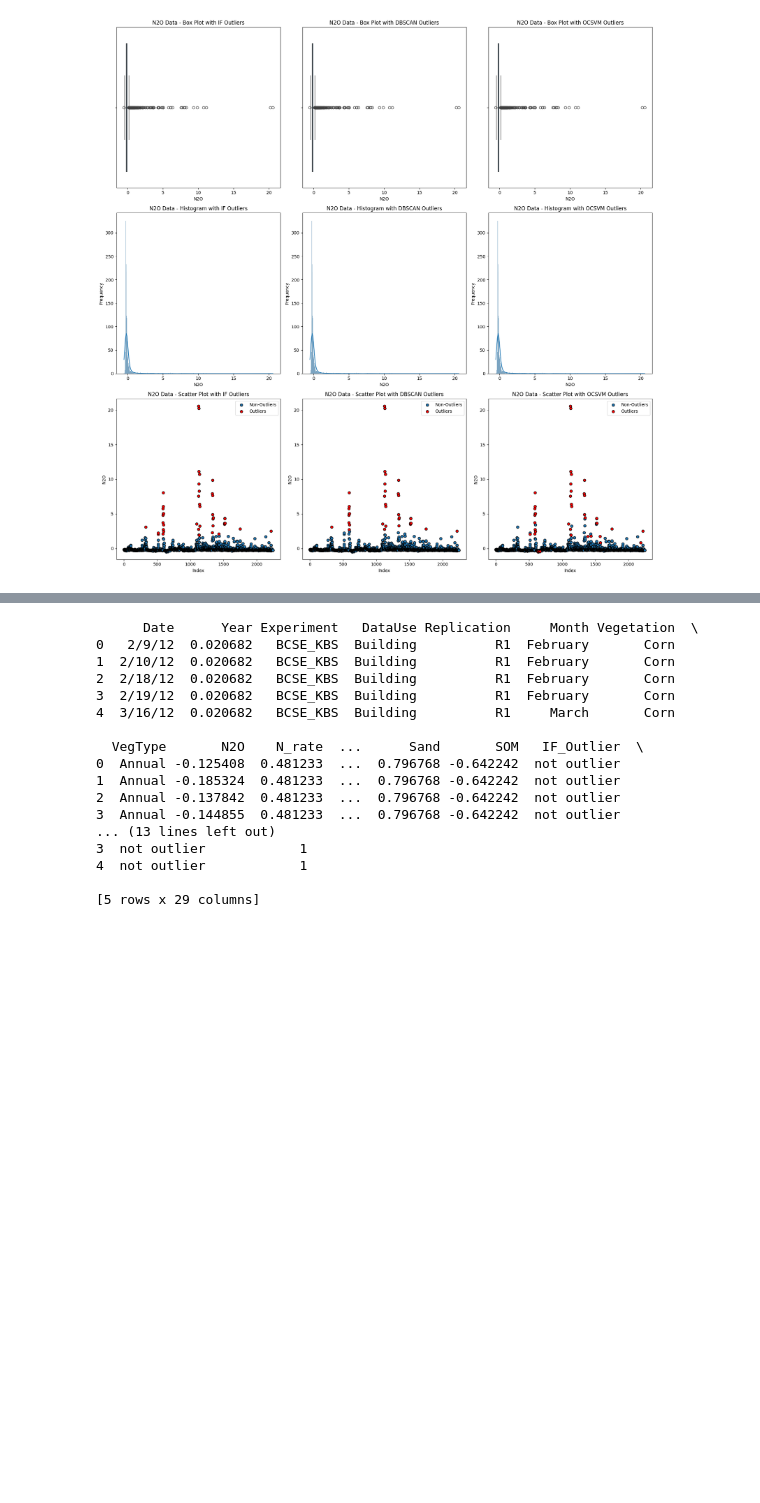
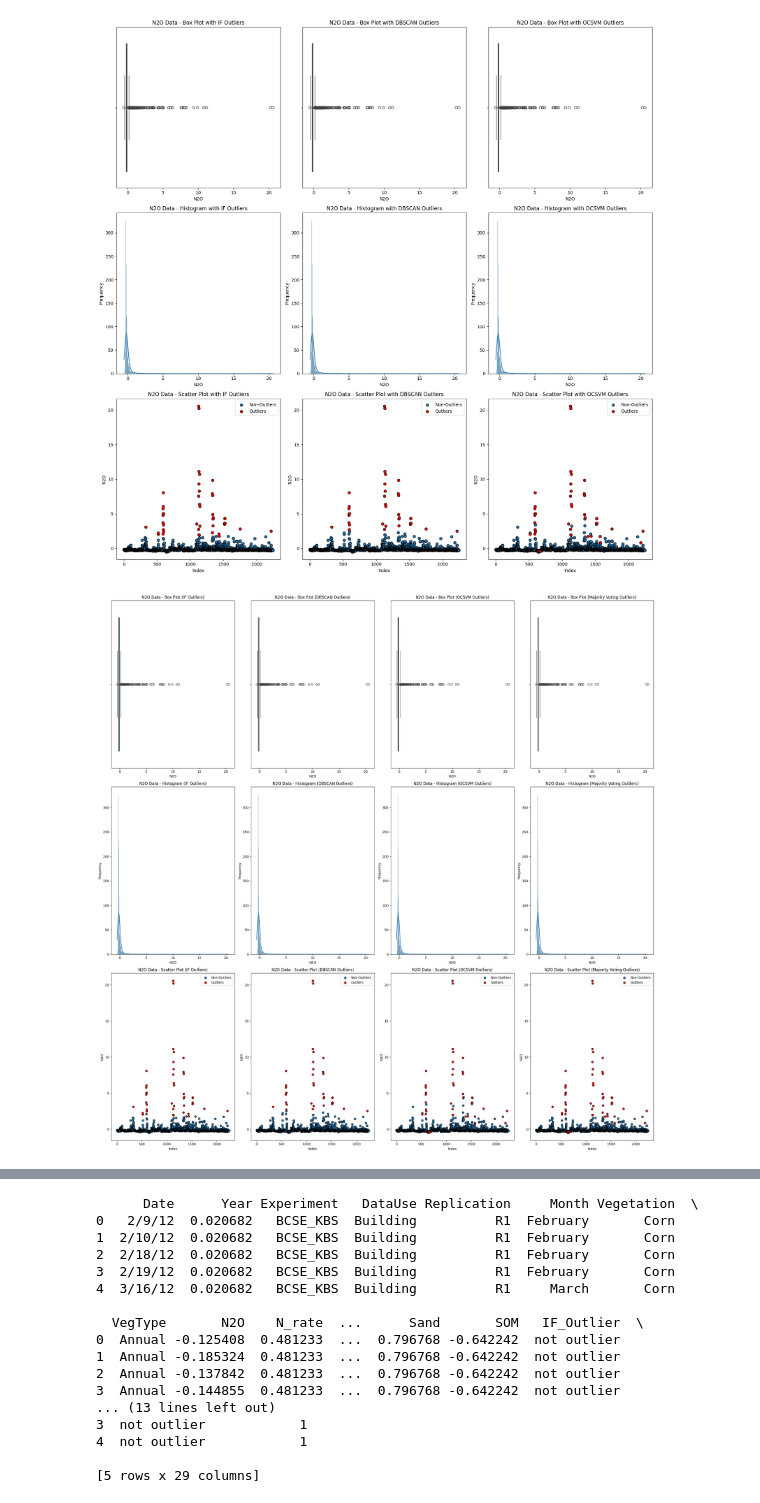
Before and after one commit to roniwahyu/outlier-detection2024, a Jupyter notebook: 01.Dataset-Rofiqul/Ujicoba6-05102024/010_07_Agriculture_N2O_IF_DBSCAN_OneClassSVM_Ensemble_OUTLIERS_DETECTION_Uji Stacking.ipynb, the cells around one changed output, grey strips where cells are left out. Saved outputs shown, nothing was run; the diff lists cells and outputs as text; code cells hidden in the pictures; blank space fills up the shorter version.

```diff
--- a/01.Dataset-Rofiqul/Ujicoba6-05102024/010_07_Agriculture_N2O_IF_DBSCAN_OneClassSVM_Ensemble_OUTLIERS_DETECTION_Uji Stacking.ipynb
+++ b/01.Dataset-Rofiqul/Ujicoba6-05102024/010_07_Agriculture_N2O_IF_DBSCAN_OneClassSVM_Ensemble_OUTLIERS_DETECTION_Uji Stacking.ipynb
@@ -1045,5 +1116,104 @@ plt.show()
 # %% [output]
 [figure]
+# %%
+# Visualize the outliers using box plots, histograms, and scatter plots
+fig, axs = plt.subplots(3, 4, figsize=(24, 24))
+
+# Box Plot - N2O Data with IF Outliers
+sns.boxplot(x=data['N2O'], ax=axs[0, 0])
+axs[0, 0].set_title('N2O Data - Box Plot (IF Outliers)')
+axs[0, 0].set_xlabel('N2O')
+
+# Box Plot - N2O Data with DBSCAN Outliers
+sns.boxplot(x=data['N2O'], ax=axs[0, 1])
+axs[0, 1].set_title('N2O Data - Box Plot (DBSCAN Outliers)')
+axs[0, 1].set_xlabel('N2O')
+
+# Box Plot - N2O Data with OCSVM Outliers
+sns.boxplot(x=data['N2O'], ax=axs[0, 2])
+axs[0, 2].set_title('N2O Data - Box Plot (OCSVM Outliers)')
+axs[0, 2].set_xlabel('N2O')
+
+# Box Plot - N2O Data with Majority Voting Outliers
+sns.boxplot(x=data['N2O'], ax=axs[0, 3])
+axs[0, 3].set_title('N2O Data - Box Plot (Majority Voting Outliers)')
+axs[0, 3].set_xlabel('N2O')
+
+# Histogram - N2O Data with IF Outliers
+sns.histplot(data['N2O'], kde=True, ax=axs[1, 0])
+axs[1, 0].set_title('N2O Data - Histogram (IF Outliers)')
+axs[1, 0].set_xlabel('N2O')
+axs[1, 0].set_ylabel('Frequency')
+
+# Histogram - N2O Data with DBSCAN Outliers
+sns.histplot(data['N2O'], kde=True, ax=axs[1, 1])
+axs[1, 1].set_title('N2O Data - Histogram (DBSCAN Outliers)')
+axs[1, 1].set_xlabel('N2O')
+axs[1, 1].set_ylabel('Frequency')
+
+# Histogram - N2O Data with OCSVM Outliers
+sns.histplot(data['N2O'], kde=True, ax=axs[1, 2])
+axs[1, 2].set_title('N2O Data - Histogram (OCSVM Outliers)')
+axs[1, 2].set_xlabel('N2O')
+axs[1, 2].set_ylabel('Frequency')
+
+# Histogram - N2O Data with Majority Voting Outliers
+sns.histplot(data['N2O'], kde=True, ax=axs[1, 3])
+axs[1, 3].set_title('N2O Data - Histogram (Majority Voting Outliers)')
+axs[1, 3].set_xlabel('N2O')
+axs[1, 3].set_ylabel('Frequency')
+
+# Separate outliers and non-outliers for scatter plots
+outliers_if = data[data['IF_Outlier'] == -1]
+non_outliers_if = data[data['IF_Outlier'] != -1]
+
+outliers_dbscan = data[data['DBSCAN_Outlier'] == -1]
+non_outliers_dbscan = data[data['DBSCAN_Outlier'] != -1]
+
+outliers_ocsvm = data[data['OCSVM_Outlier'] == -1]
+non_outliers_ocsvm = data[data['OCSVM_Outlier'] != -1]
+
+outliers_majority = data[data['majority_voting'] == -1]
+non_outliers_majority = data[data['majority_voting'] != -1]
+
+# Scatter Plot - N2O Data with IF Outliers
+axs[2, 0].scatter(non_outliers_if.index, non_outliers_if['N2O'], label='Non-Outliers', edgecolor='k', marker='o')
+axs[2, 0].scatter(outliers_if.index, outliers_if['N2O'], label='Outliers', color='red', edgecolor='k', marker='o')
+axs[2, 0].set_title('N2O Data - Scatter Plot (IF Outliers)')
+axs[2, 0].set_xlabel('Index')
+axs[2, 0].set_ylabel('N2O')
+axs[2, 0].legend()
+
+# Scatter Plot - N2O Data with DBSCAN Outliers
+axs[2, 1].scatter(non_outliers_dbscan.index, non_outliers_dbscan['N2O'], label='Non-Outliers', edgecolor='k', marker='o')
+axs[2, 1].scatter(outliers_dbscan.index, outliers_dbscan['N2O'], label='Outliers', color='red', edgecolor='k', marker='o')
+axs[2, 1].set_title('N2O Data - Scatter Plot (DBSCAN Outliers)')
+axs[2, 1].set_xlabel('Index')
+axs[2, 1].set_ylabel('N2O')
+axs[2, 1].legend()
+
+# Scatter Plot - N2O Data with OCSVM Outliers
+axs[2, 2].scatter(non_outliers_ocsvm.index, non_outliers_ocsvm['N2O'], label='Non-Outliers', edgecolor='k', marker='o')
+axs[2, 2].scatter(outliers_ocsvm.index, outliers_ocsvm['N2O'], label='Outliers', color='red', edgecolor='k', marker='o')
+axs[2, 2].set_title('N2O Data - Scatter Plot (OCSVM Outliers)')
+axs[2, 2].set_xlabel('Index')
+axs[2, 2].set_ylabel('N2O')
+axs[2, 2].legend()
+
+# Scatter Plot - N2O Data with Majority Voting Outliers
+axs[2, 3].scatter(non_outliers_majority.index, non_outliers_majority['N2O'], label='Non-Outliers', edgecolor='k', marker='o')
+axs[2, 3].scatter(outliers_majority.index, outliers_majority['N2O'], label='Outliers', color='red', edgecolor='k', marker='o')
+axs[2, 3].set_title('N2O Data - Scatter Plot (Majority Voting Outliers)')
+axs[2, 3].set_xlabel('Index')
+axs[2, 3].set_ylabel('N2O')
+axs[2, 3].legend()
+
+# Adjust layout
+plt.tight_layout()
+plt.savefig('Visual/BeforeRemoveOutliers/002_1_N2O_MajorityVoting_Outlier_Detection.png')
+plt.show()
+# %% [output]
+[figure, added]
 # %%
 # Extract the feature for outlier detection
 N2O_data = data[['N2O']]
```
Also changed, not shown: parts of 21 cells of this notebook, 25 other files.
